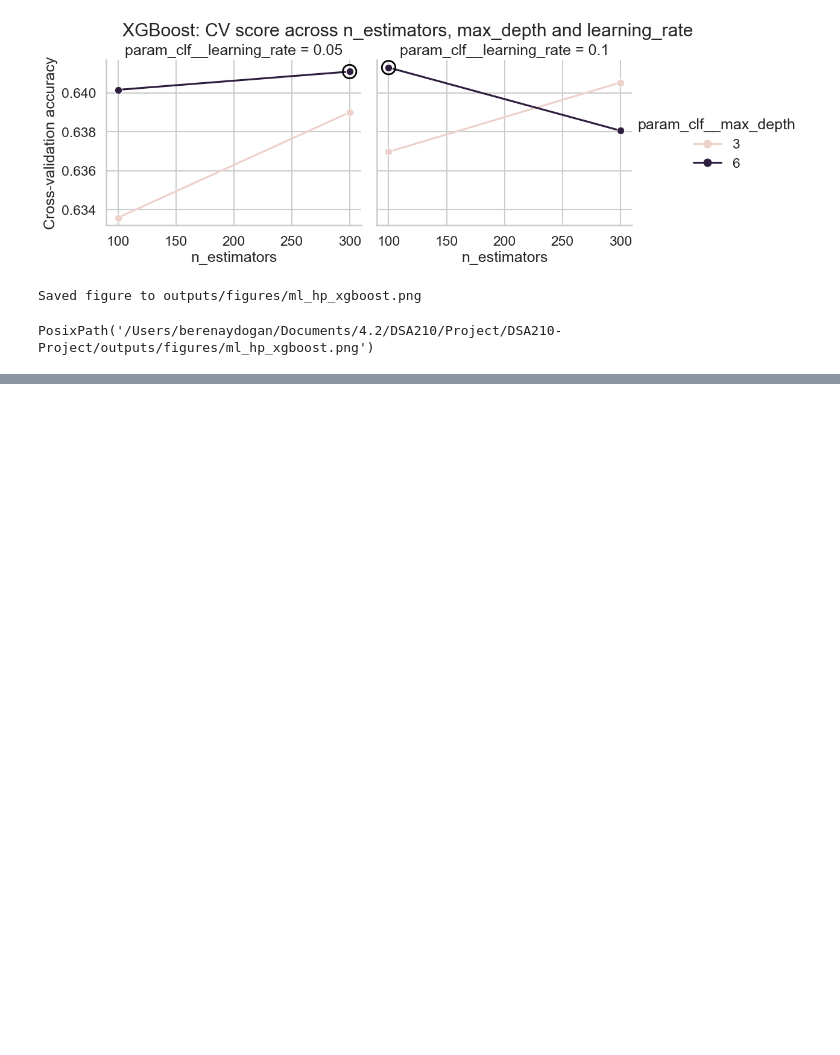
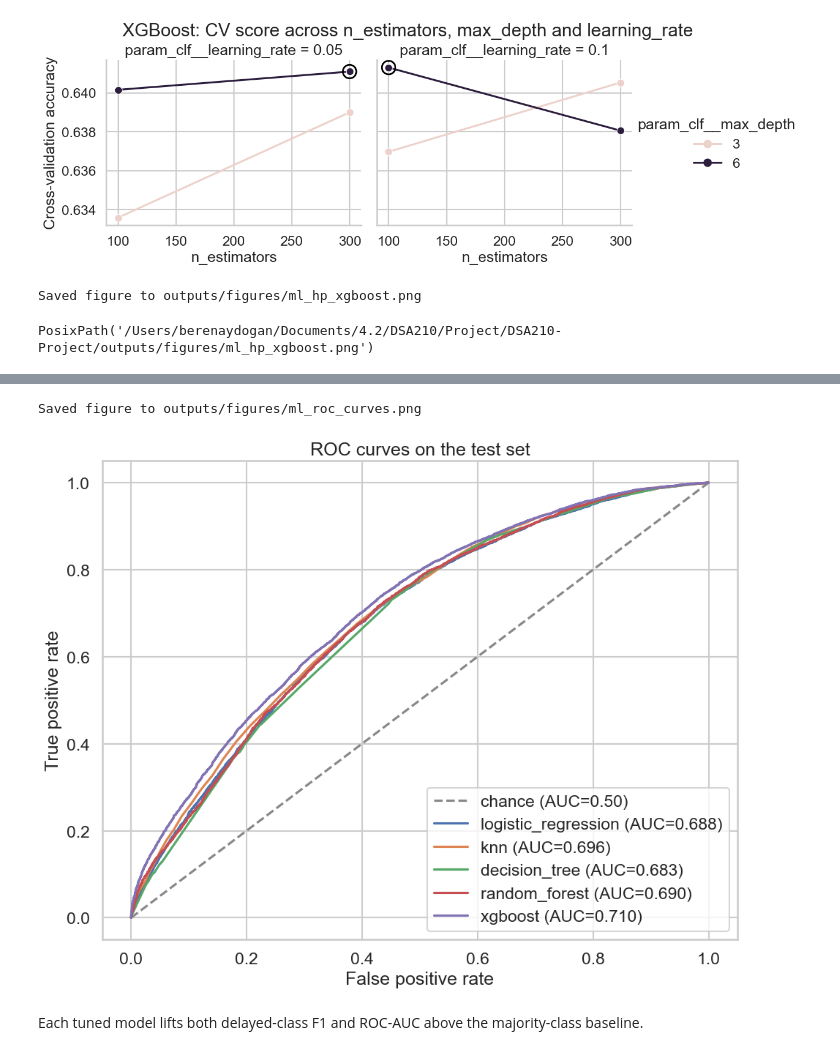
Before and after one commit to berenaydogan/DSA210-Project, a Jupyter notebook: notebooks/ml_modeling.ipynb, the cells around one changed output, grey strips where cells are left out. Saved outputs shown, nothing was run; the diff lists cells and outputs as text; code cells hidden in the pictures; blank space fills up the shorter version.

```diff
--- a/notebooks/ml_modeling.ipynb
+++ b/notebooks/ml_modeling.ipynb
@@ -1206,0 +1321,27 @@ PosixPath('/Users/berenaydogan/Documents/4.2/DSA210/Project/DSA210-Project/outpu
+# %%
+# ROC overlay, skip the baseline because most_frequent gives a degenerate predict_proba.
+fig, ax = plt.subplots(figsize=(10, 8))
+ax.plot([0, 1], [0, 1], linestyle="--", color="#888888", label="chance (AUC=0.50)")
+for model_name in model_order:
+    if model_name == "baseline_majority":
+        continue
+    result = evaluation_results[model_name]
+    if result["_y_proba"] is None:
+        continue
+    fpr, tpr, _ = roc_curve(y_test, result["_y_proba"])
+    auc_value = result["roc_auc"]
+    ax.plot(fpr, tpr, label=f"{model_name} (AUC={auc_value:.3f})")
+ax.set_xlabel("False positive rate")
+ax.set_ylabel("True positive rate")
+ax.set_title("ROC curves on the test set")
+ax.legend(loc="lower right")
+fig.tight_layout()
+roc_path = FIGURES_DIR / "ml_roc_curves.png"
+fig.savefig(roc_path, dpi=200, bbox_inches="tight")
+print(f"Saved figure to {roc_path.relative_to(ROOT)}")
+plt.show()
+# %% [output]
+Saved figure to outputs/figures/ml_roc_curves.png
+[figure, added]
+# %% [markdown]
+Each tuned model lifts both delayed-class F1 and ROC-AUC above the majority-class baseline.
```
Also changed, not shown: parts of 4 cells of this notebook, 4 other files.
